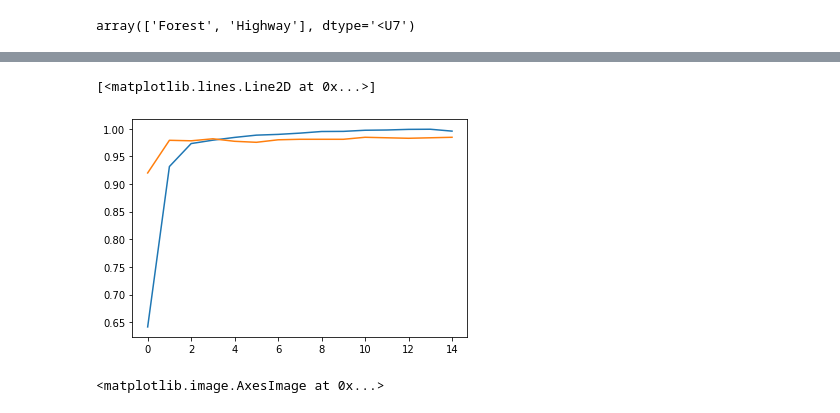
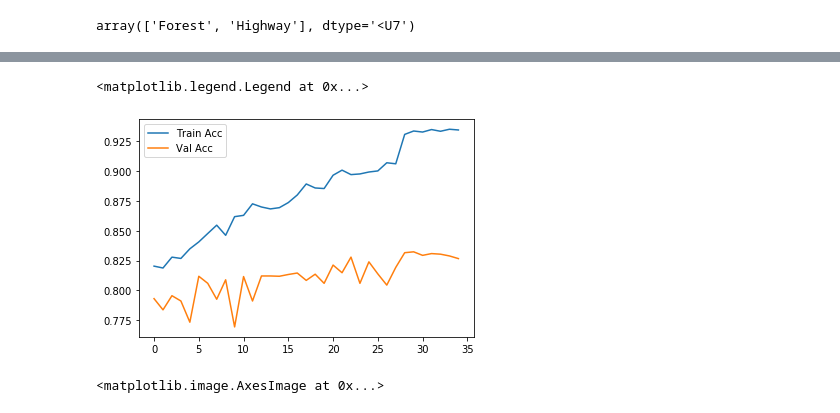
Before and after one commit to rittik97/climate, a Jupyter notebook: cnn_3channel.ipynb, the cells around one changed output, grey strips where cells are left out. Drawn from its saved outputs; the diff is of its cells as text; code cells hidden in the pictures.

Commit message:
Base 3 channel model v1

```diff
--- a/cnn_3channel.ipynb
+++ b/cnn_3channel.ipynb
@@ -72,12 +114,16 @@ cnn_model.add(Dense(len(le.classes_) - 1, activation='sigmoid'))
 # %%
 
-cnn_model.compile(loss='binary_crossentropy', optimizer='adam', metrics=['accuracy'])
+cnn_model.compile(loss='categorical_crossentropy', optimizer='adam', metrics=['accuracy'])
+# %%
+callbacks = [
+    EarlyStopping(patience=10, verbose=1, monitor='val_accuracy'),
+    ReduceLROnPlateau(factor=0.1, patience=5, min_lr=0.00001, verbose=1),
+    ModelCheckpoint('model-best.h5', verbose=1, save_best_only=True, monitor='val_accuracy')
+]
 # %%
-history = cnn_model.fit( X_train,
-                    y_train,
-                    batch_size=256,
-                    validation_data=(X_test, y_test),
-
+history = cnn_model.fit_generator( generator=training,
+                    validation_data=validation,
+                    callbacks=callbacks,
                     epochs=15,
                     verbose=1)
 # %% [output]
@@ -100,0 +147,6 @@ Epoch 15/15
+# %%
+history = cnn_model.fit_generator( generator=training,
+                    validation_data=validation,
+                    callbacks=callbacks,
+                    epochs=35,
+                    verbose=1)
@@ -101,9 +171,10 @@ Epoch 15/15
 # %%
-plt.plot(history.history['accuracy'])
-plt.plot(history.history['val_accuracy'])
+plt.plot(history.history['accuracy'], label='Train Acc')
+plt.plot(history.history['val_accuracy'],  label='Val Acc')
+plt.legend()
 # %% [output]
-[<matplotlib.lines.Line2D at 0x...>]
+<matplotlib.legend.Legend at 0x...>
-[figure, old version]
+[figure, new version]
 # %%
 img = Image.open('try.png')
 # %%
```
Also changed, not shown: parts of 13 cells of this notebook, 1 other file.
